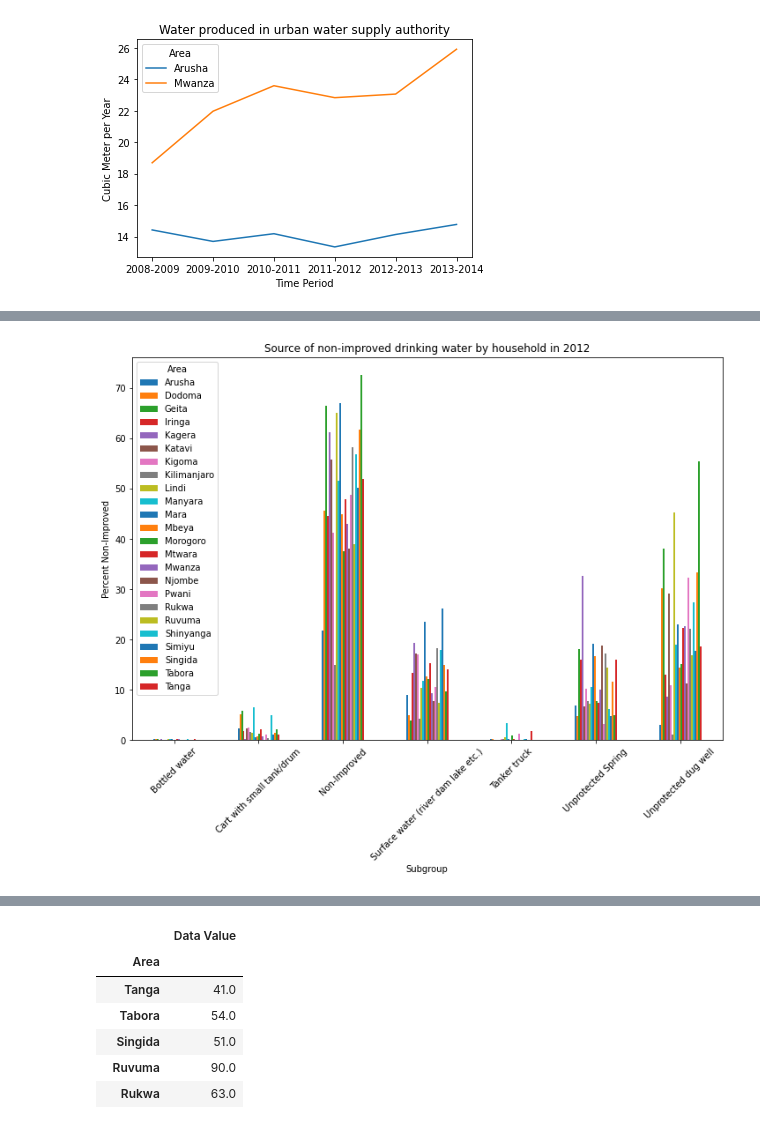
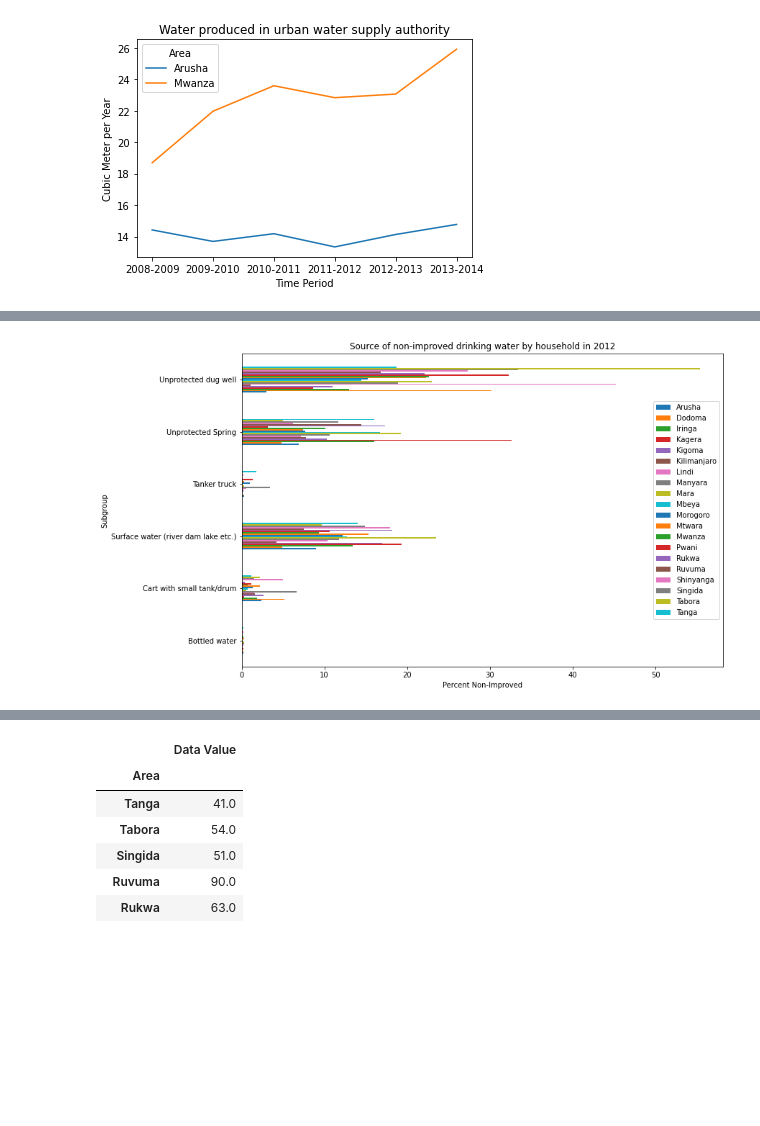
Before and after one commit to kalebts/Tanzania-Group-Project, a Jupyter notebook: Jackie.ipynb, the cells around one changed output, grey strips where cells are left out. Saved outputs shown, nothing was run; the diff lists cells and outputs as text; code cells hidden in the pictures; blank space fills up the shorter version.

```diff
--- a/Jackie.ipynb
+++ b/Jackie.ipynb
@@ -622,6 +629,11 @@ water_source_non_impr = water_source_non_impr[water_source_non_impr['Area ID']!=
 water_source_non_impr = water_source_non_impr[water_source_non_impr['Area ID']!='TZA001013002'].sort_values(by='Area')
 water_source_non_impr = water_source_non_impr[water_source_non_impr['Area ID']!='TZA001005002'].sort_values(by='Area')
 water_source_non_impr = water_source_non_impr[water_source_non_impr['Area ID']!='TZA001025001'].sort_values(by='Area')
+water_source_non_impr = water_source_non_impr[water_source_non_impr['Area']!='Simiyu']
+water_source_non_impr = water_source_non_impr[water_source_non_impr['Area']!='Njombe']
+water_source_non_impr = water_source_non_impr[water_source_non_impr['Area']!='Katavi']
+water_source_non_impr = water_source_non_impr[water_source_non_impr['Area']!='Geita']
+water_source_non_impr = water_source_non_impr[water_source_non_impr['Subgroup']!='Non-Improved']
 water_source_non_impr
 # %% [output]
 |  | Unit | Subgroup | Area | Area ID | Time Period | Source | Data Value | Footnotes |
@@ -655,10 +665,11 @@ water_source_non_impr_table
 # %%
-water_source_non_impr_table.plot(figsize=(12,8), kind='bar')
-plt.xticks(rotation=45)
-plt.ylabel('Percent Non-Improved')
-plt.title('Source of non-improved drinking water by household in 2012');
+water_source_non_impr_table.plot(figsize=(12,8), kind='barh')
+# plt.xticks(rotation=45)
+plt.xlabel('Percent Non-Improved')
+plt.title('Source of non-improved drinking water by household in 2012')
+plt.legend(loc='center right');
 # %% [output]
-[figure, old version]
+[figure, new version]
 # %%
 water_pop = water.loc['Population with access to piped or protected water as their main source in regional centres']\
     .sort_values(by='Time Period')
```
Also changed, not shown: parts of 40 cells of this notebook.
